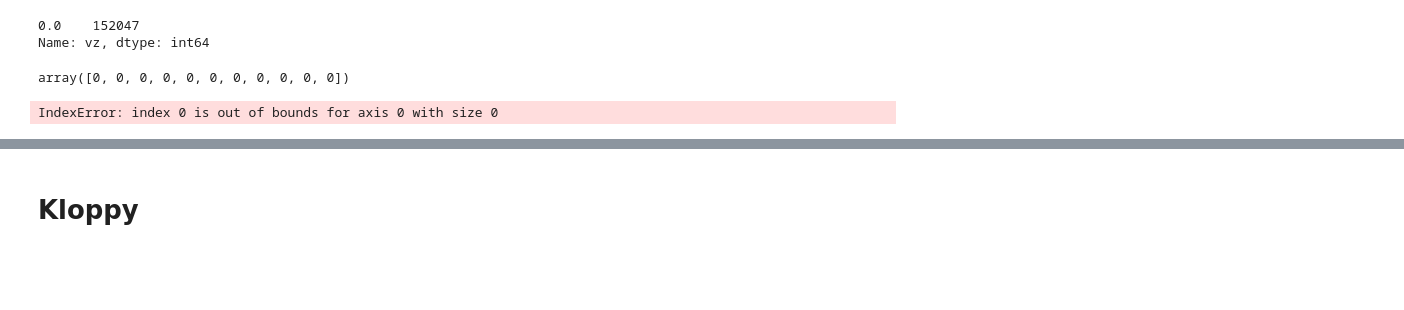
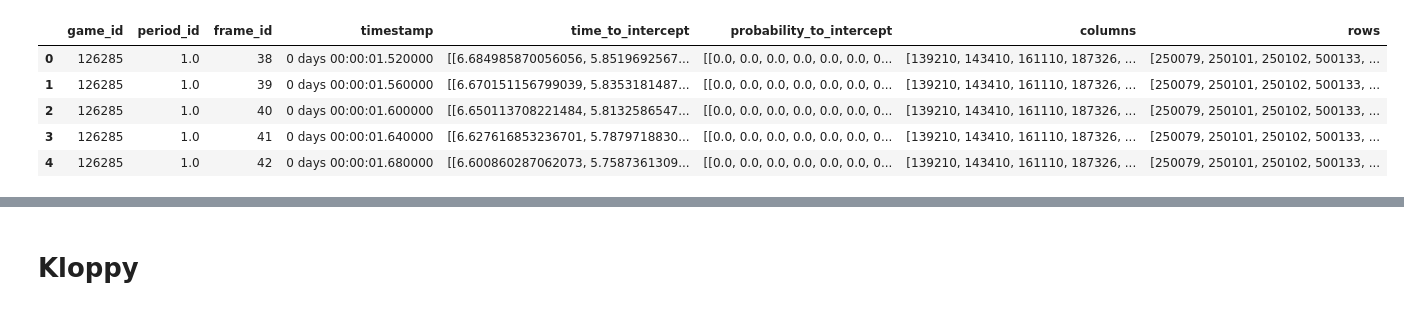
Before and after one commit to leemingo/express-v2, a Jupyter notebook: notebooks/1-kloppy-summary.ipynb, the cells around one changed output, grey strips where cells are left out. Cells and saved outputs as stored; diff of their text form; code cells hidden in the pictures; blank space fills up the shorter version.

```diff
--- a/notebooks/1-kloppy-summary.ipynb
+++ b/notebooks/1-kloppy-summary.ipynb
@@ -1,14 +1,2 @@
-# %%
-# match_id ='153390'
-match_id = match_id_list[1]
-with open(f"/data/MHL/bepro/processed/{match_id}/{match_id}_processed_dict.pkl", "rb") as f:
-    match_dict = pickle.load(f)
-
-tracking_df = match_dict['tracking_df']
-
-tracking_df['vz'].value_counts()
-# %% [output]
-0.0    152047
-Name: vz, dtype: int64
 # %%
 import pickle
@@ -98,50 +15,0 @@ if model._ball_method in ["max", "include"]:
-# %%
-ball_owning_idxs
-# %% [output]
-array([0, 0, 0, 0, 0, 0, 0, 0, 0, 0, 0])
-# %%
-import numpy as np
-from config import Column, Constant
-
-ball_owning_idxs = np.where(ball_owning_mask)[0]
-non_ball_owning_idxs = np.where(non_ball_owning_mask)[0]
-
-if model._ball_method == "max":
-    ball_idx = np.where(
-        d[Column.TEAM_ID][ball_owning_idxs] == Constant.BALL
-    )[0][0]
-    ball_carrier_idx = np.where(
-        d[Column.IS_BALL_CARRIER][ball_owning_idxs]
-    )[0][0]
-
-xs1, ys1, zs1 = (
-    d[Column.X][ball_owning_idxs],
-    d[Column.Y][ball_owning_idxs],
-    d[Column.Z][ball_owning_idxs],
-)
-xs2, ys2, zs2 = (
-    d[Column.X][non_ball_owning_idxs],
-    d[Column.Y][non_ball_owning_idxs],
-    d[Column.Z][non_ball_owning_idxs],
-)
-
-vxs1, vys1, vzs1 = (
-    d[Column.VX][ball_owning_idxs],
-    d[Column.VY][ball_owning_idxs],
-    d[Column.VZ][ball_owning_idxs],
-)
-vxs2, vys2, vzs2 = (
-    d[Column.VX][non_ball_owning_idxs],
-    d[Column.VY][non_ball_owning_idxs],
-    d[Column.VZ][non_ball_owning_idxs],
-)
-column_objects, row_objects = (
-    d[Column.OBJECT_ID][ball_owning_idxs],
-    d[Column.OBJECT_ID][non_ball_owning_idxs],
-)
-
-if model._speed_threshold:
-    column_mask = d[Column.SPEED][ball_owning_idxs] < model._speed_threshold
-    row_mask = d[Column.SPEED][non_ball_owning_idxs] < model._speed_threshold
-# %% [output]
-IndexError: index 0 is out of bounds for axis 0 with size 0
@@ -152,0 +16,9 @@ if self._speed_threshold:
+# %%
+pressing_df.head()
+# %% [output]
+|  | game_id | period_id | frame_id | timestamp | time_to_intercept | probability_to_intercept | columns | rows |
+| 0 | 126285 | 1.0 | 38 | 0 days 00:00:01.520000 | [[6.684985870056056, 5.8519692567... | [[0.0, 0.0, 0.0, 0.0, 0.0, 0.0, 0... | [139210, 143410, 161110, 187326, ... | [250079, 250101, 250102, 500133, ... |
+| 1 | 126285 | 1.0 | 39 | 0 days 00:00:01.560000 | [[6.670151156799039, 5.8353181487... | [[0.0, 0.0, 0.0, 0.0, 0.0, 0.0, 0... | [139210, 143410, 161110, 187326, ... | [250079, 250101, 250102, 500133, ... |
+| 2 | 126285 | 1.0 | 40 | 0 days 00:00:01.600000 | [[6.650113708221484, 5.8132586547... | [[0.0, 0.0, 0.0, 0.0, 0.0, 0.0, 0... | [139210, 143410, 161110, 187326, ... | [250079, 250101, 250102, 500133, ... |
+| 3 | 126285 | 1.0 | 41 | 0 days 00:00:01.640000 | [[6.627616853236701, 5.7879718830... | [[0.0, 0.0, 0.0, 0.0, 0.0, 0.0, 0... | [139210, 143410, 161110, 187326, ... | [250079, 250101, 250102, 500133, ... |
+| 4 | 126285 | 1.0 | 42 | 0 days 00:00:01.680000 | [[6.600860287062073, 5.7587361309... | [[0.0, 0.0, 0.0, 0.0, 0.0, 0.0, 0... | [139210, 143410, 161110, 187326, ... | [250079, 250101, 250102, 500133, ... |
```
Also changed, not shown: parts of 13 cells of this notebook, 11 other files.
